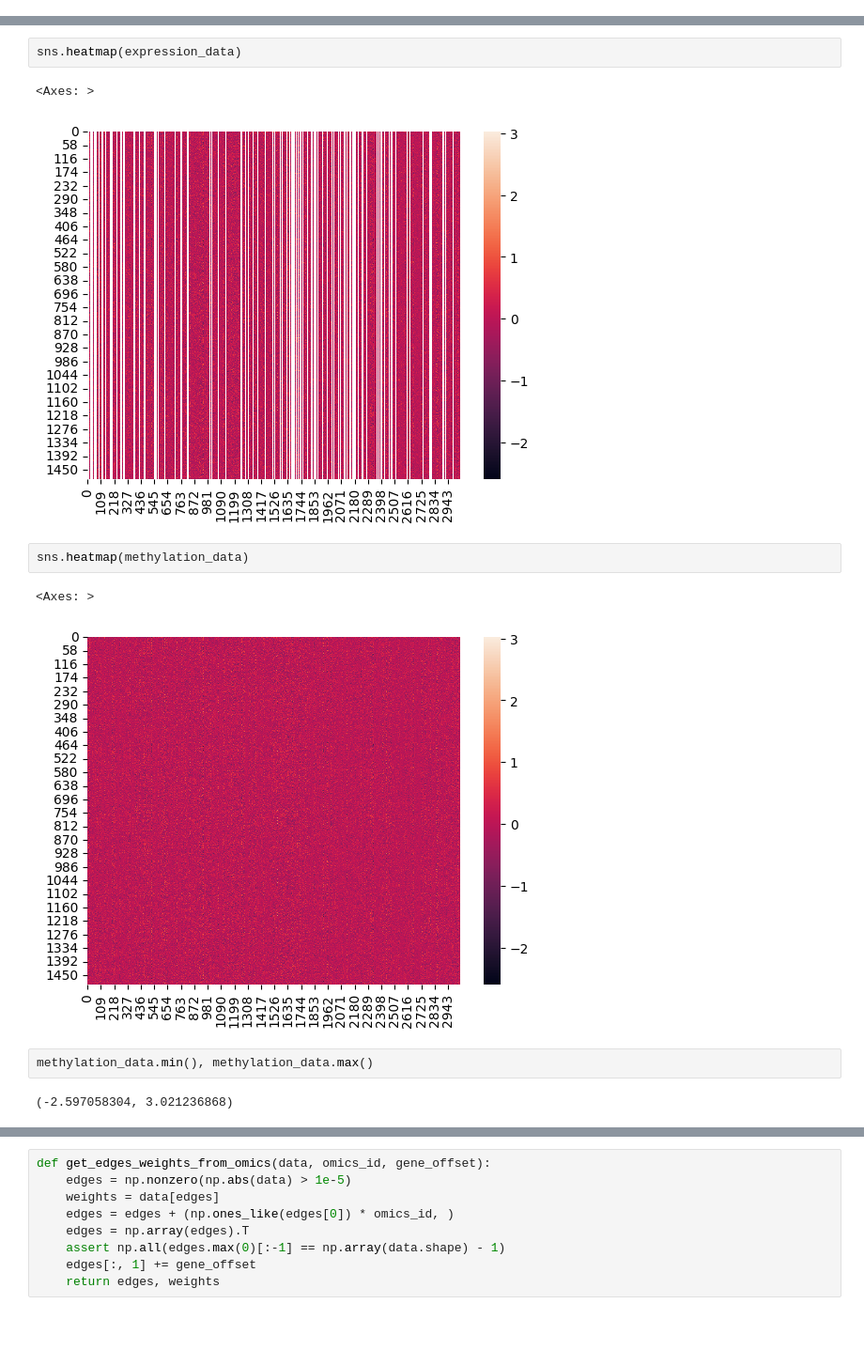
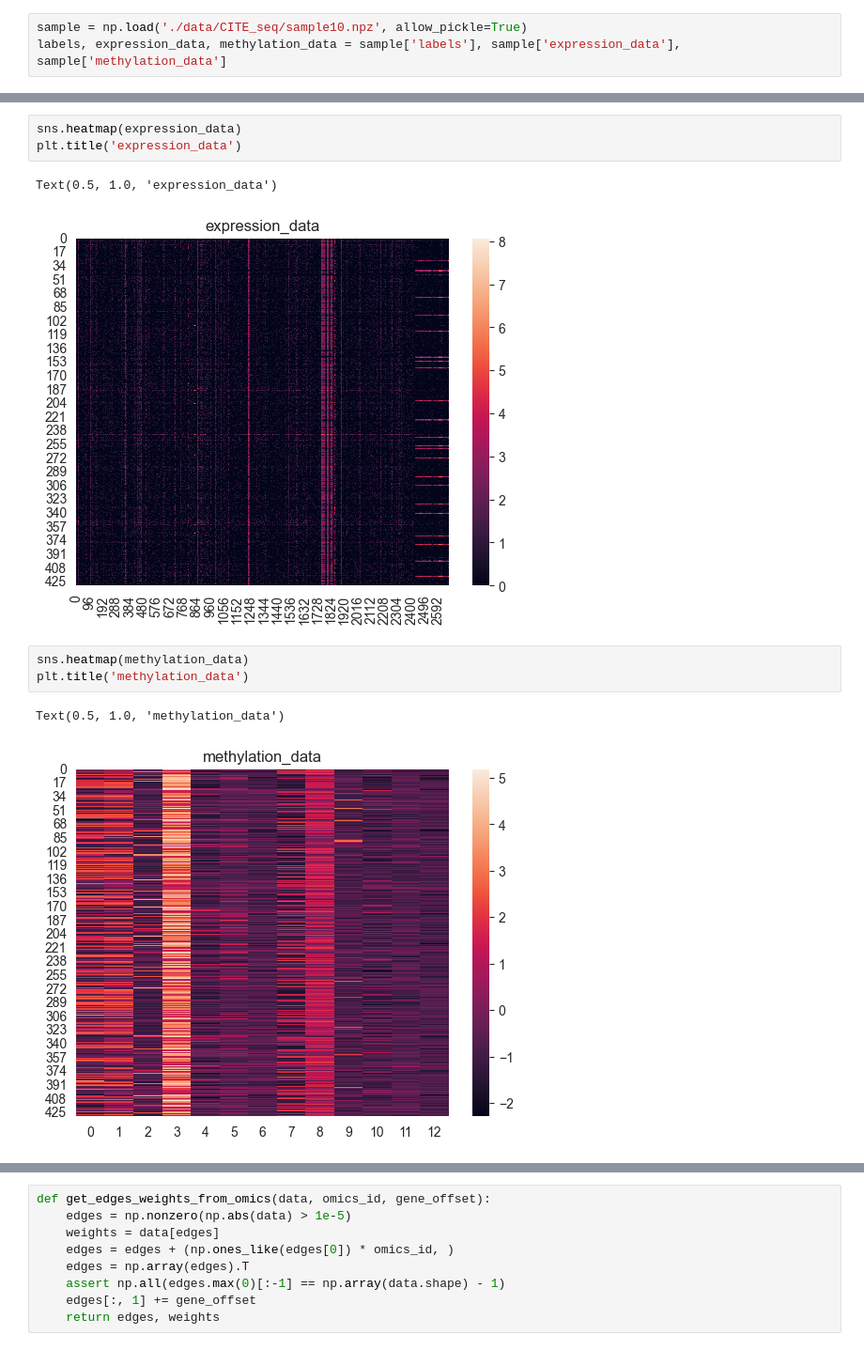
Before and after one commit to congfeng4/SCOIT, a Jupyter notebook: hgnn_ CITE_seq.ipynb, the cells around one changed output, grey strips where cells are left out. Shown at 94% size. Drawn from its saved outputs; the diff is of its cells as text; blank space fills up the shorter version.

Commit message:
CITE-seq, SCoPE2 细胞采样跑通
torch后端加入MPS（MacOS）

```diff
--- a/hgnn_ CITE_seq.ipynb
+++ b/hgnn_ CITE_seq.ipynb
@@ -16,3 +18,6 @@ expression_data, methylation_data, labels = load_data()
+# %%
+sample = np.load('./data/CITE_seq/sample10.npz', allow_pickle=True)
+labels, expression_data, methylation_data = sample['labels'], sample['expression_data'], sample['methylation_data']
 # %%
 len(labels), expression_data.shape, methylation_data.shape
 # %% [output]
@@ -24,15 +32,13 @@ expression_data.min(), expression_data.max()
 # %%
 sns.heatmap(expression_data)
+plt.title('expression_data')
 # %% [output]
-<Axes: >
+Text(0.5, 1.0, 'expression_data')
-[figure, old version]
+[figure, new version]
 # %%
 sns.heatmap(methylation_data)
+plt.title('methylation_data')
 # %% [output]
-<Axes: >
+Text(0.5, 1.0, 'methylation_data')
-[figure, old version]
+[figure, new version]
-# %%
-methylation_data.min(), methylation_data.max()
-# %% [output]
-(-2.597058304, 3.021236868)
 # %%
```
Also changed, not shown: parts of 24 cells of this notebook, 10 other files.
